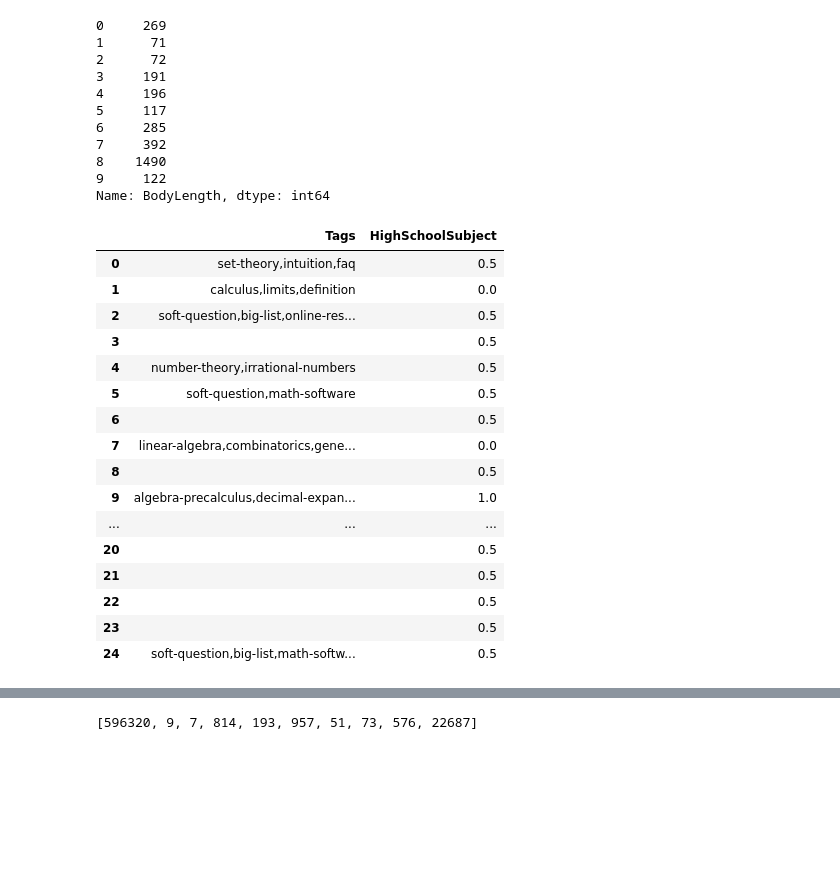
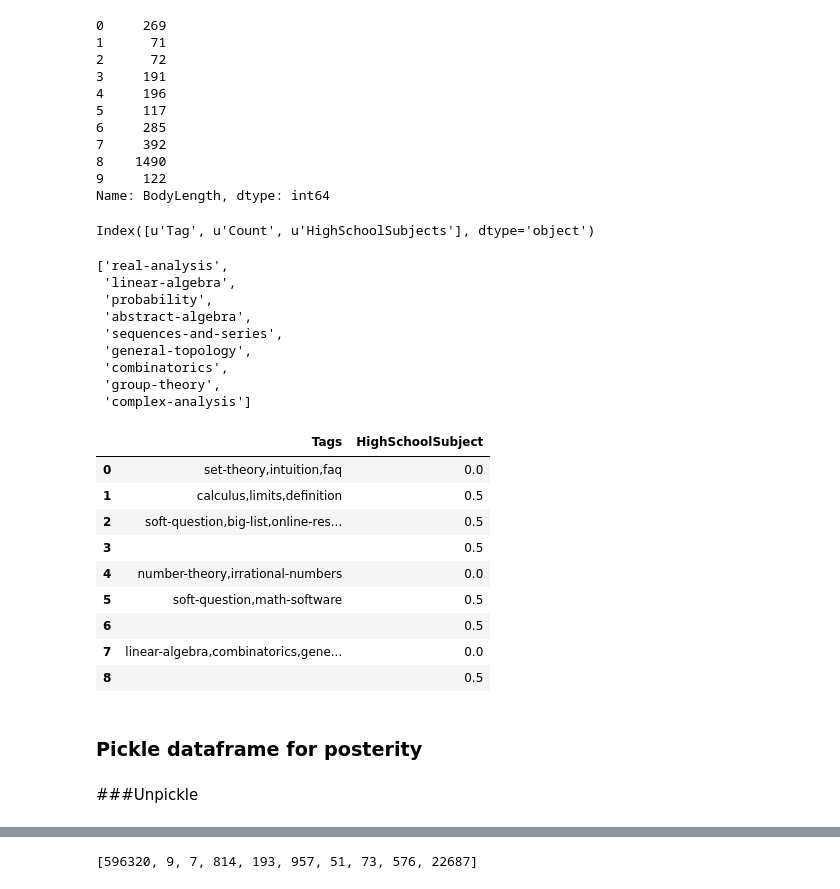
Before and after one commit to jaclynweiser/DS3-Project-Kojak, a Jupyter notebook: Project_Kojak_StackExchange.ipynb, the cells around one changed output, grey strips where cells are left out. Cells and saved outputs as stored; diff of their text form; code cells hidden in the pictures; blank space fills up the shorter version.

```diff
--- a/Project_Kojak_StackExchange.ipynb
+++ b/Project_Kojak_StackExchange.ipynb
@@ -191,0 +175,10 @@ Name: BodyLength, dtype: int64
+# %%
+taglist = []
+tagcounts = []
+for word, count in counts.iteritems():
+    taglist.append(word)
+    tagcounts.append(count)
+uniquetaglist = zip(*[taglist,tagcounts])
+uniquetags = pd.DataFrame(uniquetaglist)
+uniquetags.columns = ['Tag','Count']
+uniquetags.sort(columns='Count',ascending=False,inplace=True)
@@ -192,10 +188,36 @@ Name: BodyLength, dtype: int64
+# %%
+uniquetags2 = uniquetags.from_csv('uniquetags.csv',header = 0)
+# %%
+uniquetags2.columns
+# %% [output]
+Index([u'Tag', u'Count', u'HighSchoolSubjects'], dtype='object')
+# %%
+highschoolbinary = uniquetags2['HighSchoolSubjects'].tolist()
+tagstemp = uniquetags2['Tag'].tolist()
+subjectbinary = zip(*[tagstemp,highschoolbinary])
+highschooltags = []
+defnothighschooltags = []
+for item in subjectbinary:
+    if item[1] == 1:
+        highschooltags.append(item[0])
+    elif item[1] == 0:
+        defnothighschooltags.append(item[0])
+highschooltags[0:9]
+defnothighschooltags[0:9]
+# %% [output]
+['real-analysis',
+ 'linear-algebra',
+ 'probability',
+ 'abstract-algebra',
+ 'sequences-and-series',
+ 'general-topology',
+ 'combinatorics',
+ 'group-theory',
+ 'complex-analysis']
 # %%
 # Develop training set from subjects I am sure are
 # high-school or not high-school level
-highschooltags = ['geometry','algebra','precalculus','algebra-precalculus','arithmetic','logarithms','exponentiation','fractions','decimal-expansion']
-defnothighschooltags = ['calculus','differential-equations','real-analysis','linear-algebra','general-topology','complex-analysis','ring-theory','complex-numbers','pde','stochastic-processes','fourier-analysis','probability-theory','abstract-algebra','commutative-algebra','probability']
 highschoolsubject = []
-i = 0
 for row in postdata.Tags:
     if any(subject not in highschooltags for subject in row.split(',')):
         if any(subject in defnothighschooltags for subject in row.split(',')):
@@ -206,24 +228,19 @@ for row in postdata.Tags:
         highschoolsubject.append(1.0)
     else:
         highschoolsubject.append(1)
+    for subject in row.split(','):
+        subjectlist.append(subject)
 postdata['HighSchoolSubject'] = highschoolsubject
 # %%
-postdata[['Tags','HighSchoolSubject']][0:25]
+postdata[['Tags','HighSchoolSubject']][0:9]
 # %% [output]
 |  | Tags | HighSchoolSubject |
-| 0 | set-theory,intuition,faq | 0.5 |
-| 1 | calculus,limits,definition | 0.0 |
+| 0 | set-theory,intuition,faq | 0.0 |
+| 1 | calculus,limits,definition | 0.5 |
 | 2 | soft-question,big-list,online-res... | 0.5 |
 | 3 |  | 0.5 |
-| 4 | number-theory,irrational-numbers | 0.5 |
+| 4 | number-theory,irrational-numbers | 0.0 |
 | 5 | soft-question,math-software | 0.5 |
 | 6 |  | 0.5 |
 | 7 | linear-algebra,combinatorics,gene... | 0.0 |
 | 8 |  | 0.5 |
-| 9 | algebra-precalculus,decimal-expan... | 1.0 |
-| ... | ... | ... |
-| 20 |  | 0.5 |
-| 21 |  | 0.5 |
-| 22 |  | 0.5 |
-| 23 |  | 0.5 |
-| 24 | soft-question,big-list,math-softw... | 0.5 |
@@ -229,0 +256,2 @@ postdata[['Tags','HighSchoolSubject']][0:25]
+# %% [markdown]
+### Pickle dataframe for posterity
@@ -229,0 +262,2 @@ postdata[['Tags','HighSchoolSubject']][0:25]
+# %% [markdown]
+###Unpickle
```
Also changed, not shown: parts of 104 cells of this notebook.
